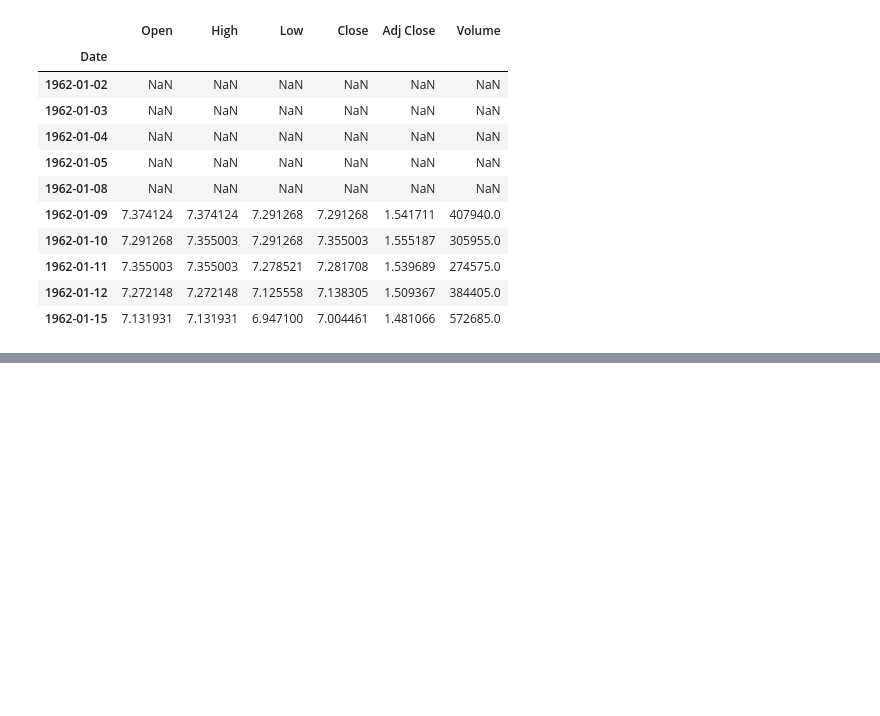
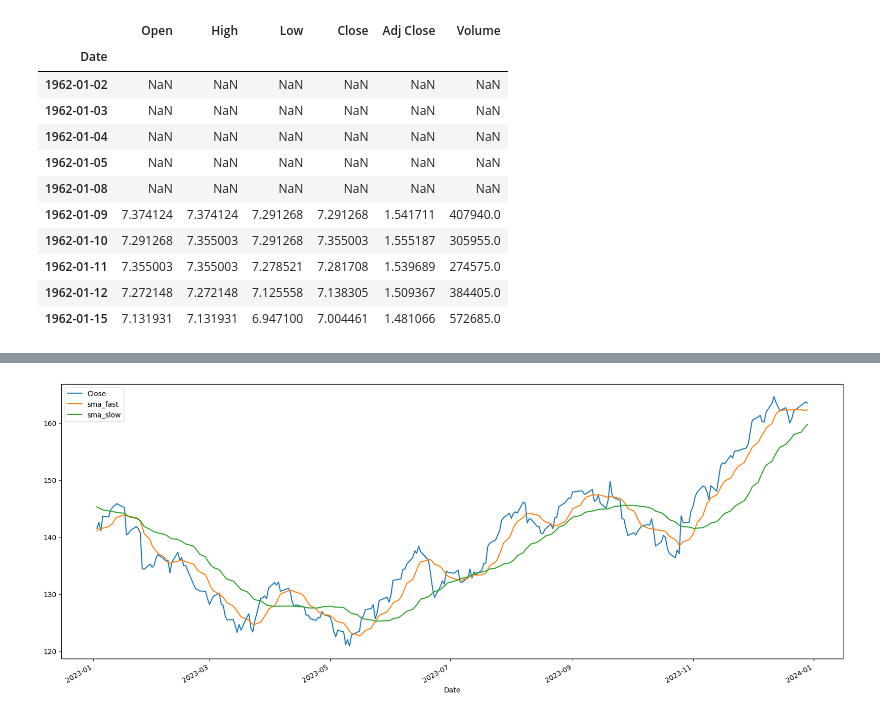
Before and after one commit to pNatTueku/basicPython, a Jupyter notebook: basic_pandas_03.ipynb, the cells around one changed output, grey strips where cells are left out. Saved outputs shown, nothing was run; the diff lists cells and outputs as text; code cells hidden in the pictures; blank space fills up the shorter version.

```diff
--- a/basic_pandas_03.ipynb
+++ b/basic_pandas_03.ipynb
@@ -811,0 +834,4 @@ df.shift(5).head(10)
+# %%
+df['sma_fast'] = df['Close'].rolling(10).mean()
+df['sma_slow'] = df['Close'].rolling(30).mean()
+df.head(40)
@@ -811,0 +857,5 @@ df.shift(5).head(10)
+# %%
+df.loc['2023', ['Close', 'sma_fast', 'sma_slow']].plot()
+plt.show()
+# %% [output]
+[figure, added]
```
Also changed, not shown: parts of 3 cells of this notebook.
